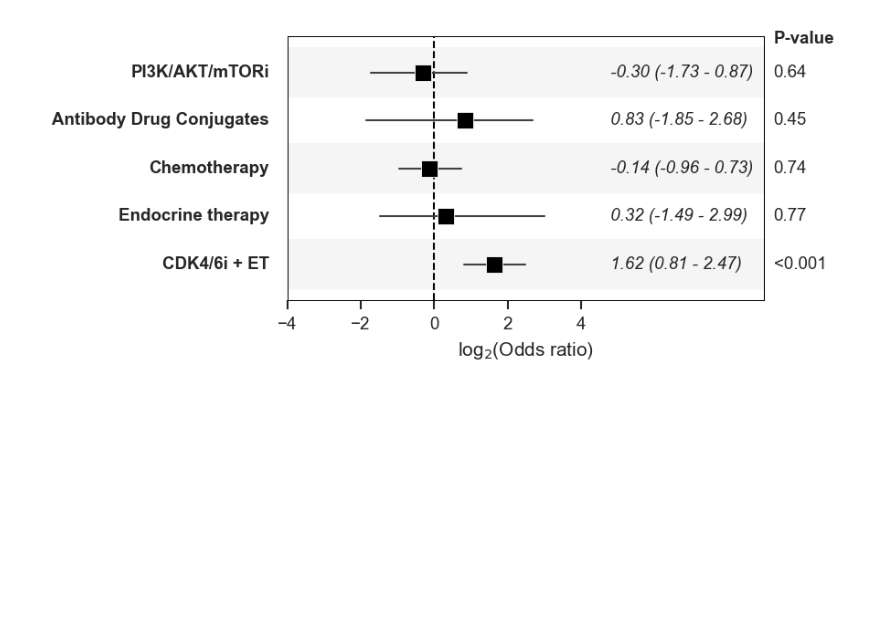
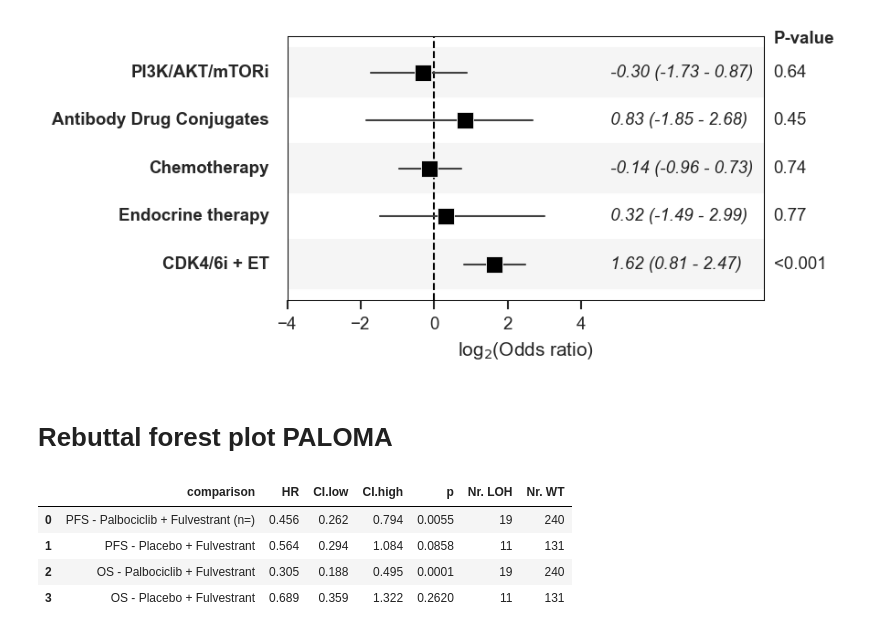
Before and after one commit to lboscolobielo/MSK_collaborator, a Jupyter notebook: anton_rb1/forest_plot.ipynb, the cells around one changed output. Saved outputs shown, nothing was run; the diff lists cells and outputs as text; code cells hidden in the pictures; blank space fills up the shorter version.

Commit message:
added forest plot for rebuttal paloma

```diff
--- a/anton_rb1/forest_plot.ipynb
+++ b/anton_rb1/forest_plot.ipynb
@@ -883,3 +883,28 @@ plt.savefig('/Users/boscoll/Desktop/Projects/Anton_RB1/results/supplementary_3_V
 plt.show()
 # %% [output]
 [figure]
+# %% [markdown]
+# Rebuttal forest plot PALOMA
+# %%
+df = pd.DataFrame({
+    "comparison": [
+        "PFS - Palbociclib + Fulvestrant (n=)",
+        "PFS - Placebo + Fulvestrant",
+        "OS - Palbociclib + Fulvestrant",
+        "OS - Placebo + Fulvestrant"
+    ],
+    "HR": [0.456, 0.564, 0.305, 0.689],
+    "CI.low": [0.262, 0.294, 0.188, 0.359],
+    "CI.high": [0.794, 1.084, 0.495, 1.322],
+     "p": [0.0055, 0.0858, 0.0001, 0.2620],
+     'Nr. LOH': [19, 11, 19, 11],
+     'Nr. WT' : [240, 131, 240, 131]
+})
+# %%
+df
+# %% [output]
+|  | comparison | HR | CI.low | CI.high | p | Nr. LOH | Nr. WT |
+| 0 | PFS - Palbociclib + Fulvestrant (n=) | 0.456 | 0.262 | 0.794 | 0.0055 | 19 | 240 |
+| 1 | PFS - Placebo + Fulvestrant | 0.564 | 0.294 | 1.084 | 0.0858 | 11 | 131 |
+| 2 | OS - Palbociclib + Fulvestrant | 0.305 | 0.188 | 0.495 | 0.0001 | 19 | 240 |
+| 3 | OS - Placebo + Fulvestrant | 0.689 | 0.359 | 1.322 | 0.2620 | 11 | 131 |
```
Also changed, not shown: parts of 2 cells of this notebook.
